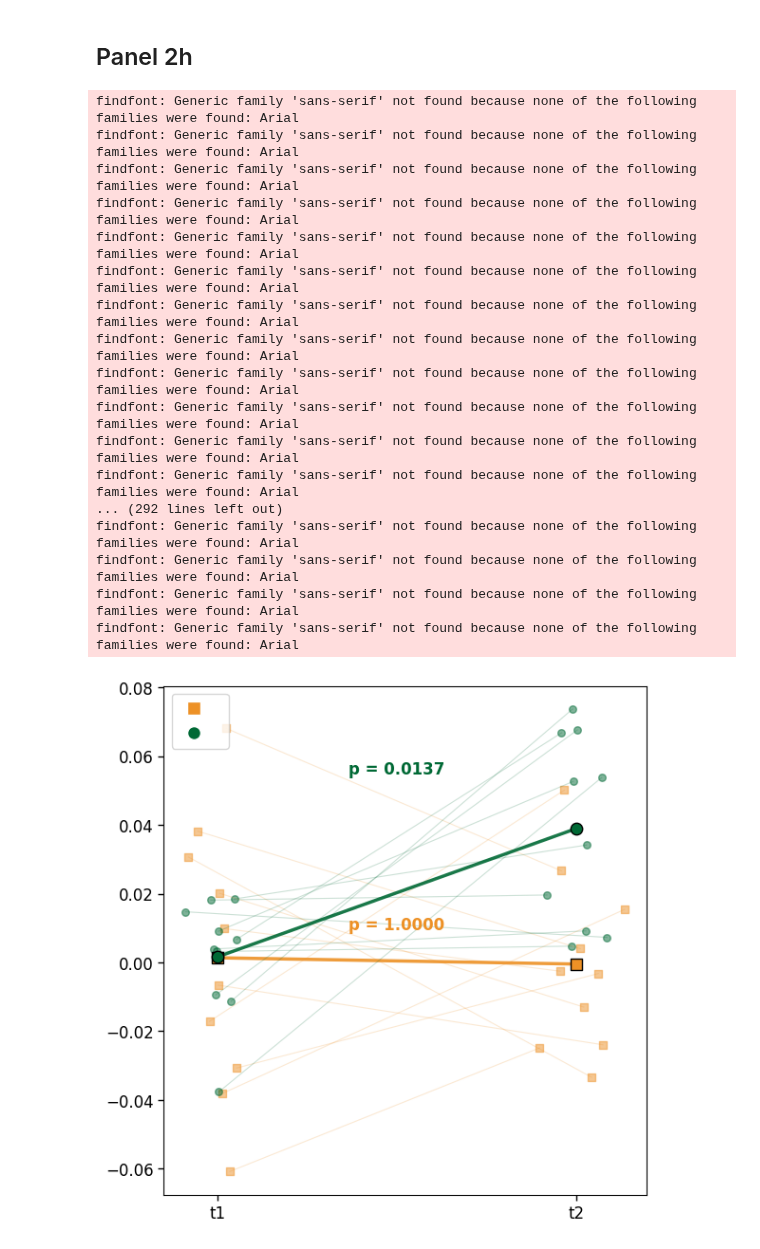
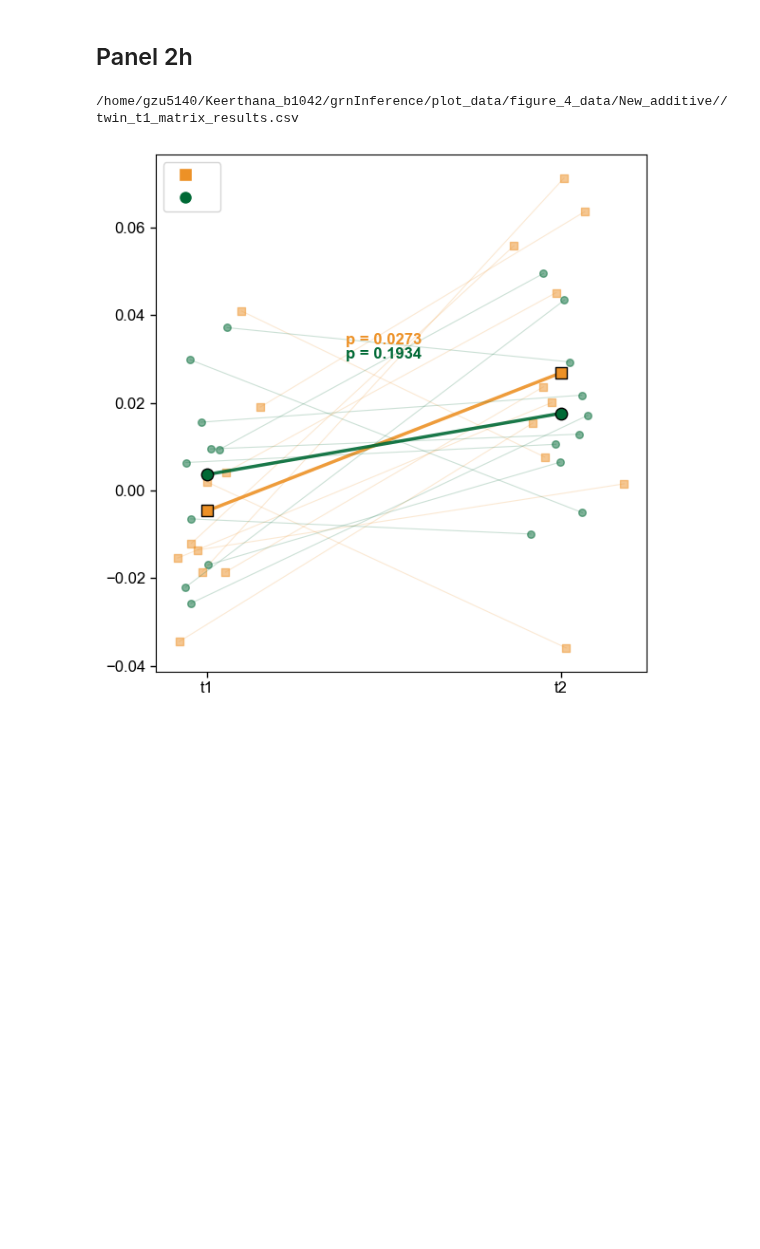
Before and after one commit to GoyalLab/TwINFER, a Jupyter notebook: scripts_to_plot_figures/figure_4.ipynb, the cells around one changed output. Saved outputs shown, nothing was run; the diff lists cells and outputs as text; code cells hidden in the pictures; blank space fills up the shorter version.

Commit message:
figure 4 plot

```diff
--- a/scripts_to_plot_figures/figure_4.ipynb
+++ b/scripts_to_plot_figures/figure_4.ipynb
@@ -529,8 +678,12 @@ twin_correlation_t1_path = f"{path_to_plot_data}/twin_t1_matrix_results.csv"
 twin_correlation_t1_data = pd.read_csv(twin_correlation_t1_path)
 twin_correlation_t2_path = f"{path_to_plot_data}/twin_t2_matrix_results.csv"
 twin_correlation_t2_data = pd.read_csv(twin_correlation_t2_path)
+# %%
+print(f"{path_to_plot_data}/twin_t1_matrix_results.csv")
+# %% [output]
+/home/gzu5140/Keerthana_b1042/grnInference/plot_data/figure_4_data/New_additive//twin_t1_matrix_results.csv
 # %%
-sim_types_to_plot = ['A_B_2_states', 'A_to_B_2_states']
+sim_types_to_plot = ['Mutual_regulation', 'Fan_out']
 colors = ['#ed9126', '#006935']
 markers = ["s", "o"]
 fig, ax = plt.subplots(figsize=(6, 6))
@@ -551,8 +704,8 @@ for i, (sim_type, color, marker) in enumerate(zip(sim_types_to_plot, colors, mar
     t1_sim_data = twin_correlation_t1_data[twin_correlation_t1_data['sim_type'] == sim_type]
     t2_sim_data = twin_correlation_t2_data[twin_correlation_t2_data['sim_type'] == sim_type]
 
-    t1_vals = (t1_sim_data['g2_g1'].values)[:10]  # Adjust column name if needed
-    t2_vals = (t2_sim_data['g2_g1'].values)[:10]  # Adjust column name if needed
+    t1_vals = (t1_sim_data['g2_g3'].values)[:10]  # Adjust column name if needed
+    t2_vals = (t2_sim_data['g2_g3'].values)[:10]  # Adjust column name if needed
     differences = list(t2_vals - t1_vals)
     mean = np.mean(differences)
     std_dev = np.std(differences)
@@ -637,48 +790,31 @@ ax.tick_params(
     which='both',
     bottom=True, top=False, left=True, right=False,
     labelbottom=True, labelleft=True,  # Hides tick labels
     length=4, width=1
 )
 ax.grid(False)  # Remove grid lines for final version
 
 plt.tight_layout()
 
 # Save with Illustrator-friendly settings
 plt.savefig(f"{path_to_plots}/change_in_twin_correlation.png",
            format="png",
            bbox_inches='tight',
            facecolor='none',      # Transparent figure background
            edgecolor='none',      # No edge color
            transparent=True)      # Ensure transparency
 plt.savefig(f"{path_to_plots}/change_in_twin_correlation.svg",
            format="svg",
            bbox_inches='tight',
            facecolor='none',      # Transparent figure background
            edgecolor='none',      # No edge color
            transparent=True)      # Ensure transparency
 plt.savefig(f"{path_to_plots}/change_in_twin_correlation.svg",
            format="svg",
            bbox_inches='tight',
            facecolor='none',      # Transparent figure background
            edgecolor='none',      # No edge color
            transparent=True)      # Ensure transparency
 plt.show()
 # %% [output]
-findfont: Generic family 'sans-serif' not found because none of the following families were found: Arial
-findfont: Generic family 'sans-serif' not found because none of the following families were found: Arial
-findfont: Generic family 'sans-serif' not found because none of the following families were found: Arial
-findfont: Generic family 'sans-serif' not found because none of the following families were found: Arial
-findfont: Generic family 'sans-serif' not found because none of the following families were found: Arial
-findfont: Generic family 'sans-serif' not found because none of the following families were found: Arial
-findfont: Generic family 'sans-serif' not found because none of the following families were found: Arial
-findfont: Generic family 'sans-serif' not found because none of the following families were found: Arial
-findfont: Generic family 'sans-serif' not found because none of the following families were found: Arial
-findfont: Generic family 'sans-serif' not found because none of the following families were found: Arial
-findfont: Generic family 'sans-serif' not found because none of the following families were found: Arial
-findfont: Generic family 'sans-serif' not found because none of the following families were found: Arial
-... (292 lines left out)
-findfont: Generic family 'sans-serif' not found because none of the following families were found: Arial
-findfont: Generic family 'sans-serif' not found because none of the following families were found: Arial
-findfont: Generic family 'sans-serif' not found because none of the following families were found: Arial
-findfont: Generic family 'sans-serif' not found because none of the following families were found: Arial
-[figure, old version]
+[figure, new version]
```
Also changed, not shown: parts of 1 cell of this notebook.
